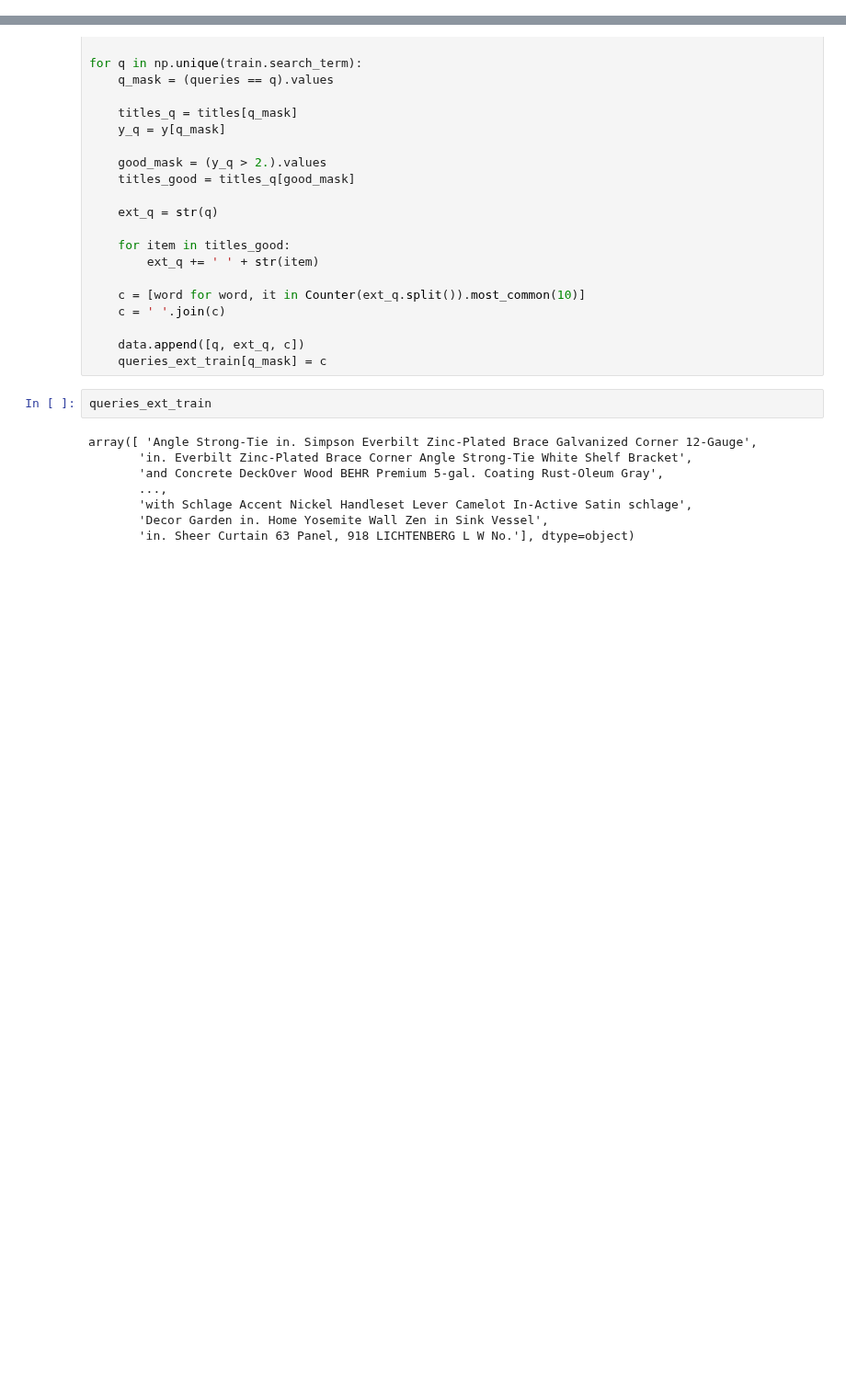
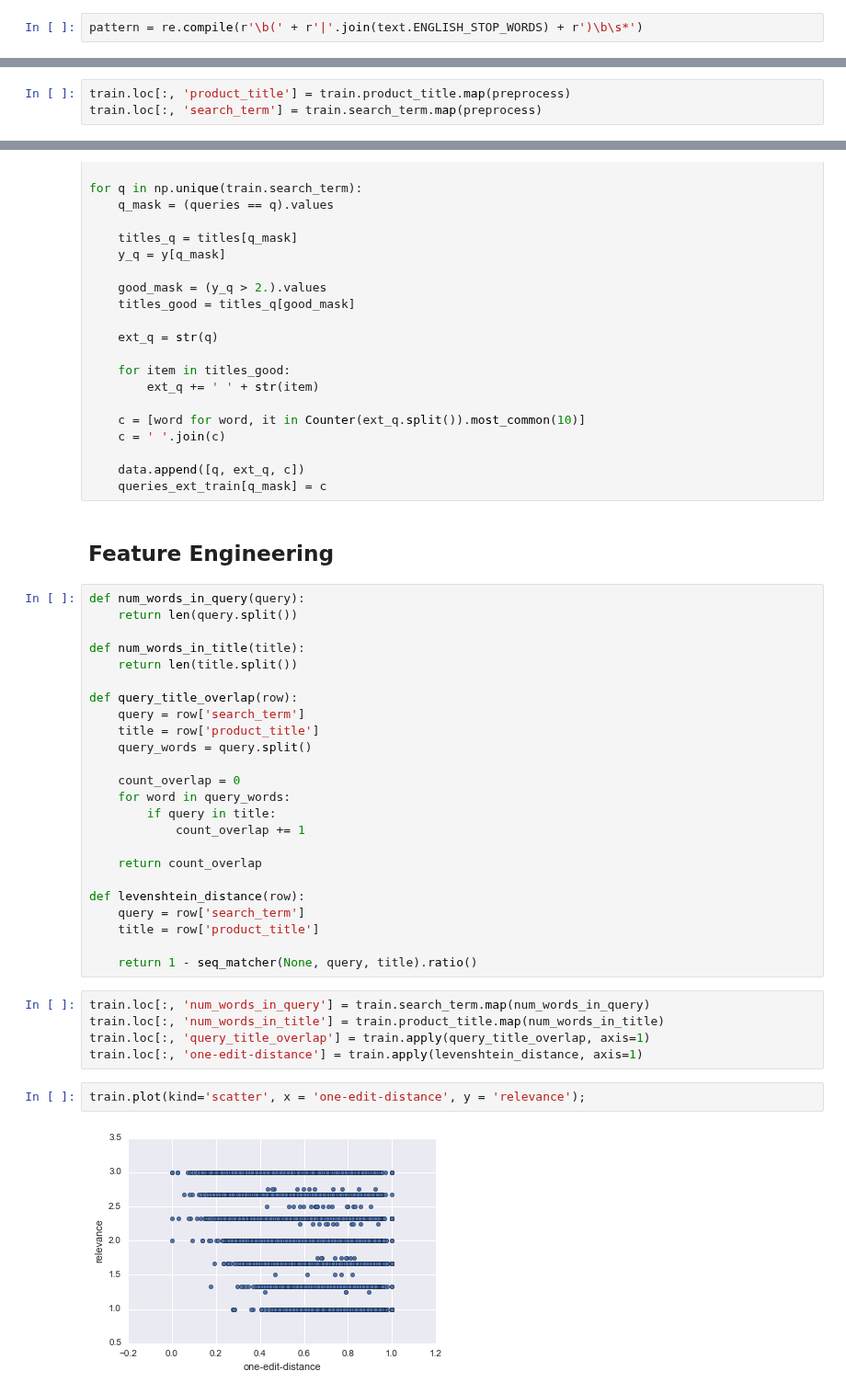
Before and after one commit to numb3r33/Kaggle-Competitions, a Jupyter notebook: Home-Depot/notebooks/Home-Depot-Analysis.ipynb, the cells around one changed output, grey strips where cells are left out. Shown at 92% size. Drawn from its saved outputs; the diff is of its cells as text; blank space fills up the shorter version.

```diff
--- a/Home-Depot/notebooks/Home-Depot-Analysis.ipynb
+++ b/Home-Depot/notebooks/Home-Depot-Analysis.ipynb
@@ -67,0 +58,2 @@ Methodology:
+# %%
+pattern = re.compile(r'\b(' + r'|'.join(text.ENGLISH_STOP_WORDS) + r')\b\s*')
@@ -68,3 +85,6 @@ Methodology:
+# %%
+train.loc[:, 'product_title'] = train.product_title.map(preprocess)
+train.loc[:, 'search_term'] = train.search_term.map(preprocess)
 # %% [markdown]
 ** Some utility function for measuring relevance **
 # %%
@@ -253,13 +251,38 @@ for q in np.unique(train.search_term):
 
     data.append([q, ext_q, c])
     queries_ext_train[q_mask] = c
-# %%
-queries_ext_train
-# %% [output]
-array([ 'Angle Strong-Tie in. Simpson Everbilt Zinc-Plated Brace Galvanized Corner 12-Gauge',
-       'in. Everbilt Zinc-Plated Brace Corner Angle Strong-Tie White Shelf Bracket',
-       'and Concrete DeckOver Wood BEHR Premium 5-gal. Coating Rust-Oleum Gray',
-       ...,
-       'with Schlage Accent Nickel Handleset Lever Camelot In-Active Satin schlage',
-       'Decor Garden in. Home Yosemite Wall Zen in Sink Vessel',
-       'in. Sheer Curtain 63 Panel, 918 LICHTENBERG L W No.'], dtype=object)
+# %% [markdown]
+## Feature Engineering
+# %%
+def num_words_in_query(query):
+    return len(query.split())
+
+def num_words_in_title(title):
+    return len(title.split())
+
+def query_title_overlap(row):
+    query = row['search_term']
+    title = row['product_title']
+    query_words = query.split()
+
+    count_overlap = 0
+    for word in query_words:
+        if query in title:
+            count_overlap += 1
+
+    return count_overlap
+
+def levenshtein_distance(row):
+    query = row['search_term']
+    title = row['product_title']
+
+    return 1 - seq_matcher(None, query, title).ratio()
+# %%
+train.loc[:, 'num_words_in_query'] = train.search_term.map(num_words_in_query)
+train.loc[:, 'num_words_in_title'] = train.product_title.map(num_words_in_title)
+train.loc[:, 'query_title_overlap'] = train.apply(query_title_overlap, axis=1)
+train.loc[:, 'one-edit-distance'] = train.apply(levenshtein_distance, axis=1)
+# %%
+train.plot(kind='scatter', x = 'one-edit-distance', y = 'relevance');
+# %% [output]
+[figure, added]
```
Also changed, not shown: parts of 10 cells of this notebook, 2 other files.
